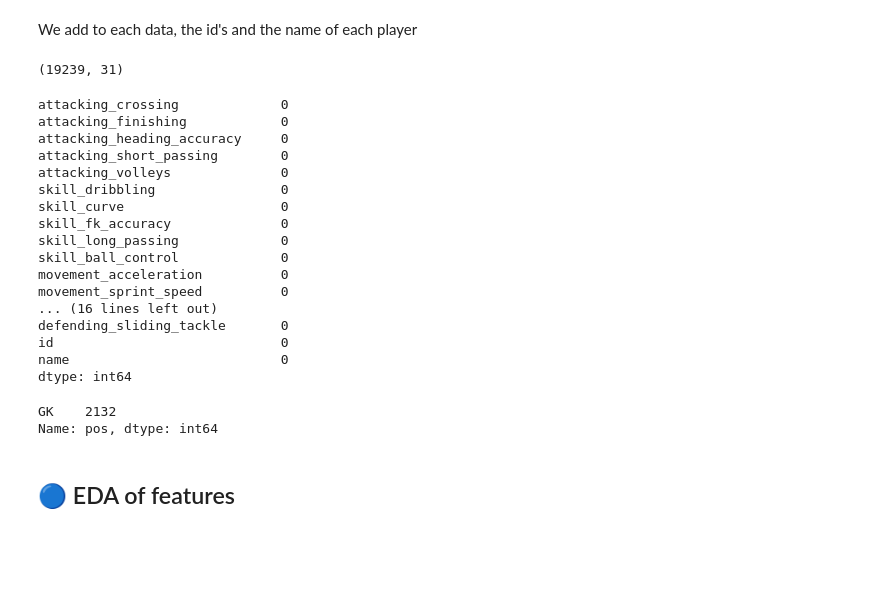
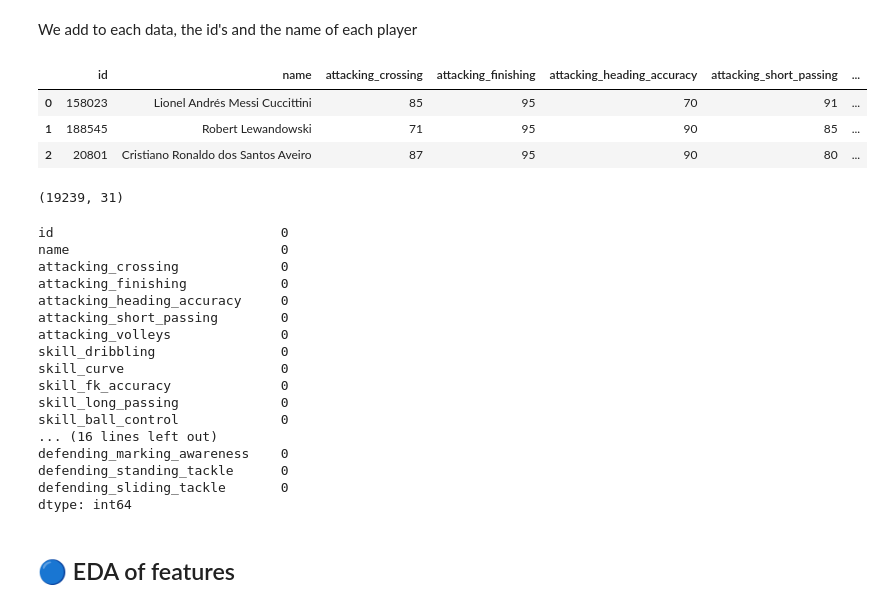
Before and after one commit to Gersoning/players_analysis, a Jupyter notebook: players_analysis.ipynb, the cells around one changed output. Cells and saved outputs as stored; diff of their text form; code cells hidden in the pictures; blank space fills up the shorter version.

Commit message:
datasource replaced with amazon database and columns reordered

```diff
--- a/players_analysis.ipynb
+++ b/players_analysis.ipynb
@@ -10,8 +12,17 @@ warnings.filterwarnings("ignore")
 # %% [markdown]
 ## 🔵 Data loading
 # %%
-path = 'C:\Projects\Python\Data\players_22.csv.zip'
-df = pd.read_csv(path)
+conn = psy.connect(host = "amazoninstance.c4wqsqjxklzo.us-east-1.rds.amazonaws.com" ,
+                    dbname="amazondb",
+                    user="postgres",
+                    password="gerson10",
+                    port = "5433")
+query = "select * from projects.players_stats"
+cur = conn.cursor()
+cur.execute(query)
+df = pd.DataFrame(cur.fetchall())
+df.columns= [key[0] for key in cur.description]
+conn.close()
 # %% [markdown]
 ## 🔵 Data Wrangling
 # %% [markdown]
@@ -33,16 +44,17 @@ print(df.columns.tolist())
 # %% [markdown]
 We define the variables where we save the data we will analyze
 # %%
-total_stats = df[df.columns[43:72].tolist()]
-overall_stats = df[df.columns[37:43].tolist()]
-nationalities = df[['nationality_id', 'nationality_name']]
-leagues = df[['league_name']]
-positions = df[['club_position']]
-values = df[['value_eur']]
-medias = df[['overall']]
-wages = df[['wage_eur']]
-ages = df[['age']]
-preferred_foot = df[['preferred_foot']]
+indexs = ['sofifa_id','long_name']
+total_stats = df[indexs + df.columns[43:72].tolist()]
+overall_stats = df[indexs + df.columns[37:43].tolist()]
+nationalities = df[indexs + ['nationality_id', 'nationality_name']]
+leagues = df[indexs + ['league_name']]
+positions = df[indexs + ['club_position']]
+values = df[indexs + ['value_eur']]
+medias = df[indexs + ['overall']]
+wages = df[indexs + ['wage_eur']]
+ages = df[indexs + ['age']]
+preferred_foot = df[indexs + ['preferred_foot']]
 # %% [markdown]
 We add to each data, the id's and the name of each player
 # %%
@@ -56,3 +65,10 @@ for data in datas:
+# %%
+datas[0].head(3)
+# %% [output]
+|  | id | name | attacking_crossing | attacking_finishing | attacking_heading_accuracy | attacking_short_passing | ... |
+| 0 | 158023 | Lionel Andrés Messi Cuccittini | 85 | 95 | 70 | 91 | ... |
+| 1 | 188545 | Robert Lewandowski | 71 | 95 | 90 | 85 | ... |
+| 2 | 20801 | Cristiano Ronaldo dos Santos Aveiro | 87 | 95 | 90 | 80 | ... |
 # %%
 total_stats.shape
 # %% [output]
@@ -60,6 +76,8 @@ total_stats.shape
 # %%
 total_stats.isna().sum()
 # %% [output]
+id                             0
+name                           0
 attacking_crossing             0
 attacking_finishing            0
 attacking_heading_accuracy     0
@@ -70,15 +88,8 @@ skill_curve                    0
 skill_fk_accuracy              0
 skill_long_passing             0
 skill_ball_control             0
-movement_acceleration          0
-movement_sprint_speed          0
 ... (16 lines left out)
+defending_marking_awareness    0
+defending_standing_tackle      0
 defending_sliding_tackle       0
-id                             0
-name                           0
 dtype: int64
-# %%
-data[data['pace'].isna()]['pos'].value_counts()
-# %% [output]
-GK    2132
-Name: pos, dtype: int64
```
Also changed, not shown: parts of 3 cells of this notebook.
